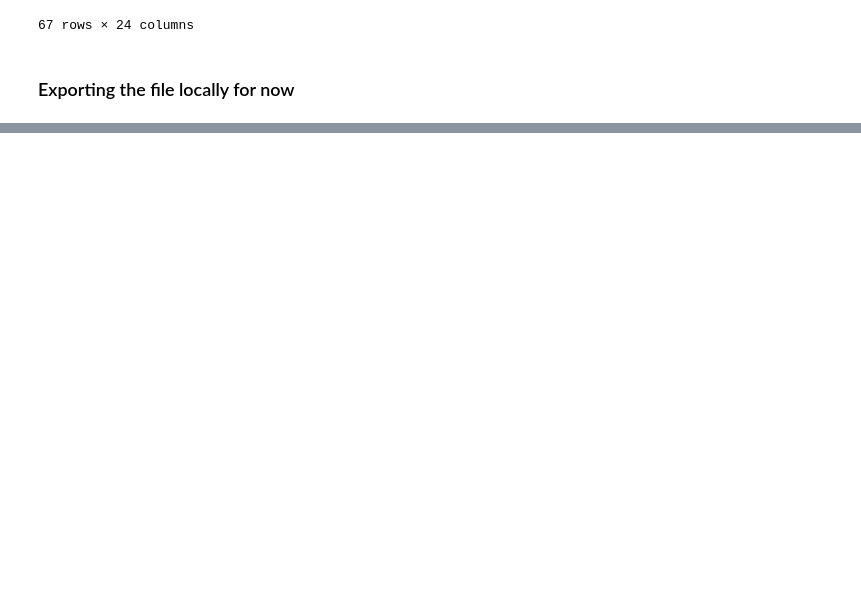
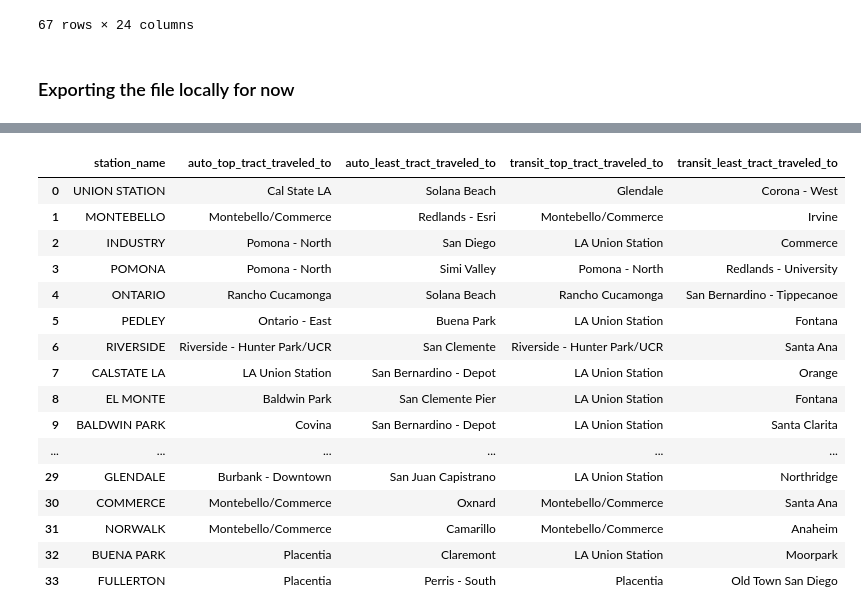
Before and after one commit to cal-itp/big-data-geoanalytics, a Jupyter notebook: replica/locations_selections/replica_study_summaries.ipynb, the cells around one changed output, grey strips where cells are left out. Saved outputs shown, nothing was run; the diff lists cells and outputs as text; code cells hidden in the pictures; blank space fills up the shorter version.

```diff
--- a/replica/locations_selections/replica_study_summaries.ipynb
+++ b/replica/locations_selections/replica_study_summaries.ipynb
@@ -104,0 +276,20 @@ summary
+# %%
+(summary[['station_name', 'auto_top_tract_traveled_to', 'auto_least_tract_traveled_to', 'transit_top_tract_traveled_to', 'transit_least_tract_traveled_to']]).head(34)
+# %% [output]
+|  | station_name | auto_top_tract_traveled_to | auto_least_tract_traveled_to | transit_top_tract_traveled_to | transit_least_tract_traveled_to |
+| 0 | UNION STATION | Cal State LA | Solana Beach | Glendale | Corona - West |
+| 1 | MONTEBELLO | Montebello/Commerce | Redlands - Esri | Montebello/Commerce | Irvine |
+| 2 | INDUSTRY | Pomona - North | San Diego | LA Union Station | Commerce |
+| 3 | POMONA | Pomona - North | Simi Valley | Pomona - North | Redlands - University |
+| 4 | ONTARIO | Rancho Cucamonga | Solana Beach | Rancho Cucamonga | San Bernardino - Tippecanoe |
+| 5 | PEDLEY | Ontario - East | Buena Park | LA Union Station | Fontana |
+| 6 | RIVERSIDE | Riverside - Hunter Park/UCR | San Clemente | Riverside - Hunter Park/UCR | Santa Ana |
+| 7 | CALSTATE LA | LA Union Station | San Bernardino - Depot | LA Union Station | Orange |
+| 8 | EL MONTE | Baldwin Park | San Clemente Pier | LA Union Station | Fontana |
+| 9 | BALDWIN PARK | Covina | San Bernardino - Depot | LA Union Station | Santa Clarita |
+| ... | ... | ... | ... | ... | ... |
+| 29 | GLENDALE | Burbank - Downtown | San Juan Capistrano | LA Union Station | Northridge |
+| 30 | COMMERCE | Montebello/Commerce | Oxnard | Montebello/Commerce | Santa Ana |
+| 31 | NORWALK | Montebello/Commerce | Camarillo | Montebello/Commerce | Anaheim |
+| 32 | BUENA PARK | Placentia | Claremont | LA Union Station | Moorpark |
+| 33 | FULLERTON | Placentia | Perris - South | Placentia | Old Town San Diego |
```
Also changed, not shown: parts of 24 cells of this notebook.
